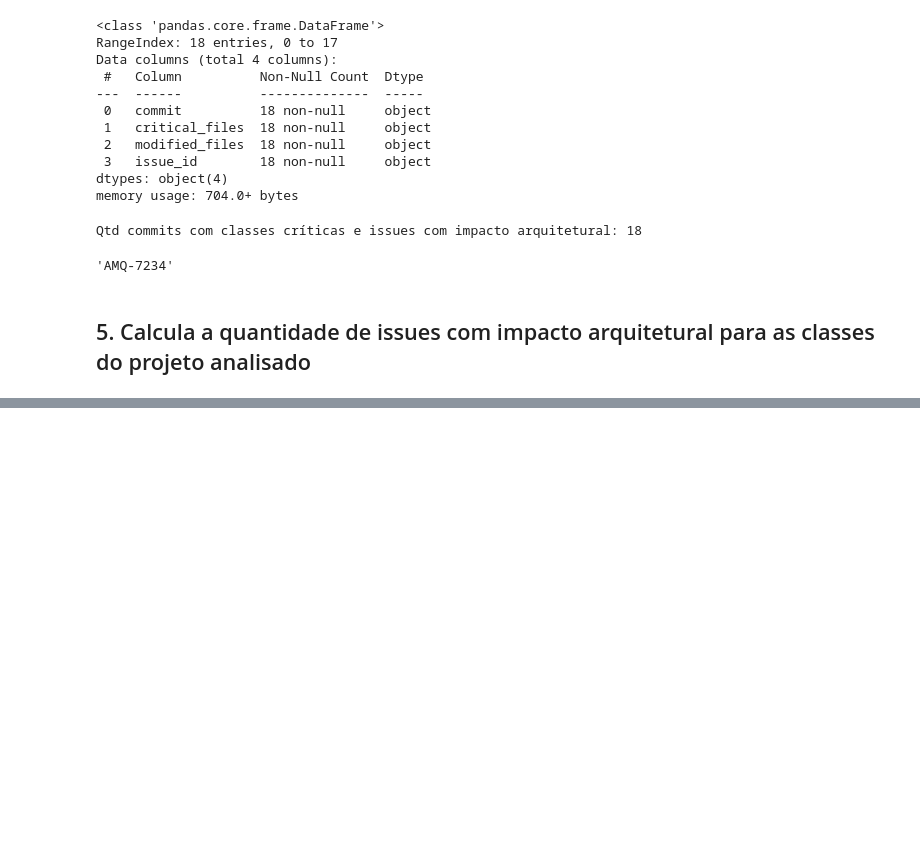
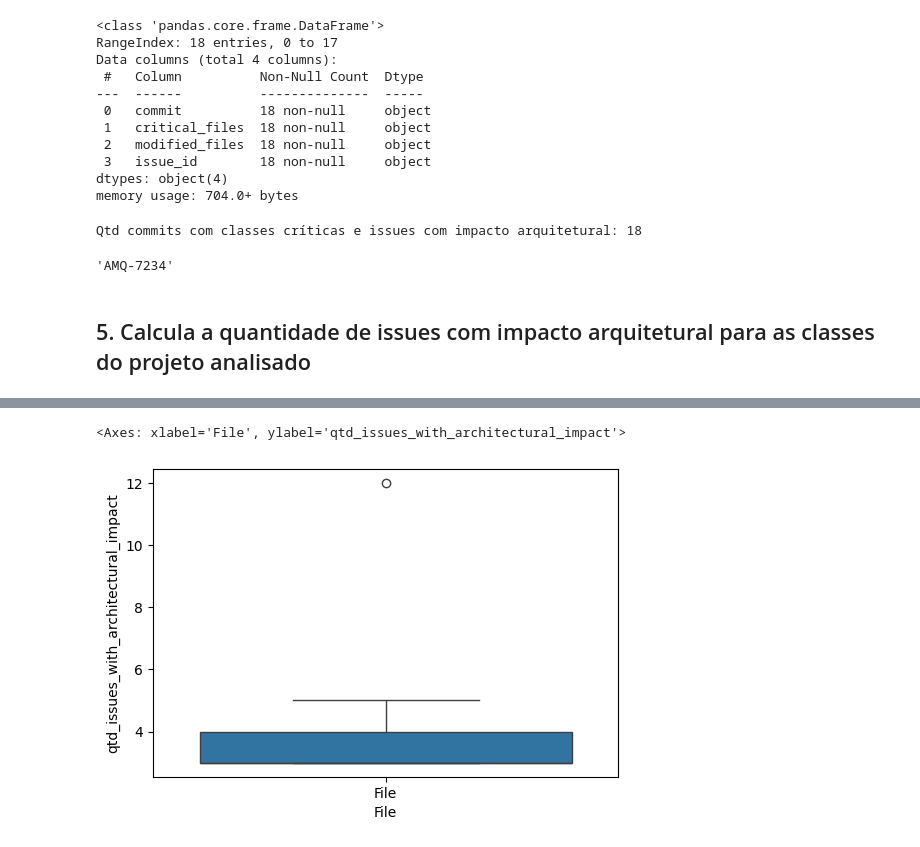
Before and after one commit to armandossrecife/my_evaluation, a Jupyter notebook: revisar_experimentos_activemq.ipynb, the cells around one changed output, grey strips where cells are left out. Drawn from its saved outputs; the diff is of its cells as text; code cells hidden in the pictures; blank space fills up the shorter version.

```diff
--- a/revisar_experimentos_activemq.ipynb
+++ b/revisar_experimentos_activemq.ipynb
@@ -303,0 +318,4 @@ df_final
+# %%
+data = df_final.copy()
+data = data.iloc[1:, :]
+data
@@ -303,0 +407,5 @@ df_final
+# %%
+data['File'] = 'File'
+# Acrescenta uma coluna File
+df_qtd_issues = data[['qtd_issues_with_architectural_impact', 'File']]
+df_qtd_issues
@@ -303,0 +430,7 @@ df_final
+# %%
+# Boxplot do EM (Esforço de Manutenção de Locs Modificadas). Todos os arquivos do repositório
+plt.figure(figsize=(6,4))
+sns.boxplot(x='File', y='qtd_issues_with_architectural_impact', data=df_qtd_issues)
+# %% [output]
+<Axes: xlabel='File', ylabel='qtd_issues_with_architectural_impact'>
+[figure, added]
```
Also changed, not shown: parts of 23 cells of this notebook.
